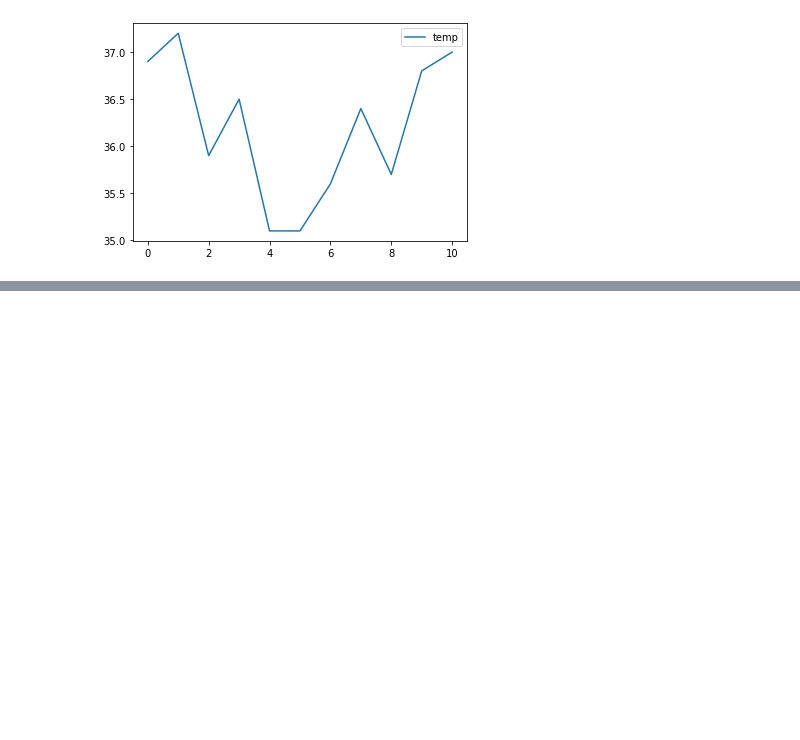
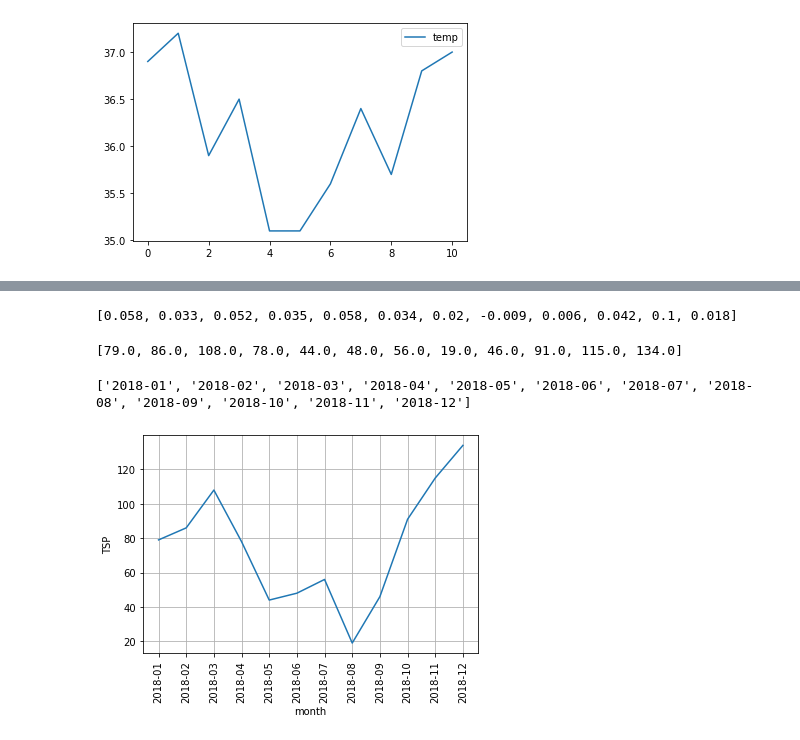
Before and after one commit to maloyang/KH20220820_Python_ML_DL, a Jupyter notebook: W03/W03_3_pandas_3.ipynb, the cells around one changed output, grey strips where cells are left out. Drawn from its saved outputs; the diff is of its cells as text; code cells hidden in the pictures; blank space fills up the shorter version.

```diff
--- a/W03/W03_3_pandas_3.ipynb
+++ b/W03/W03_3_pandas_3.ipynb
@@ -214,3 +214,7 @@ df.plot()
 # %% [output]
 <AxesSubplot:>
 [figure]
+# %%
+my_db = create_engine(mysql_db_url)
+
+table_name = 'malo_khtsp_0903_02'
@@ -216,0 +240,5 @@ df.plot()
+# %%
+sid = '仁武國中'
+sql_cmd_str = "select * from %s where sid='%s'" %(table_name, sid)
+
+df = pd.read_sql_query(sql_cmd_str, my_db)
@@ -216,0 +261,15 @@ df.plot()
+# %%
+lead_list = list(df['lead'])
+print(lead_list)
+# %% [output]
+[0.058, 0.033, 0.052, 0.035, 0.058, 0.034, 0.02, -0.009, 0.006, 0.042, 0.1, 0.018]
+# %%
+tsp_list = list(df['tsp'])
+print(tsp_list)
+# %% [output]
+[79.0, 86.0, 108.0, 78.0, 44.0, 48.0, 56.0, 19.0, 46.0, 91.0, 115.0, 134.0]
+# %%
+dtime_list = df['dtime'].tolist()
+print(dtime_list)
+# %% [output]
+['2018-01', '2018-02', '2018-03', '2018-04', '2018-05', '2018-06', '2018-07', '2018-08', '2018-09', '2018-10', '2018-11', '2018-12']
@@ -216,0 +278,8 @@ df.plot()
+# %%
+plt.plot(dtime_list, tsp_list)
+plt.xlabel('month')
+plt.ylabel('TSP')
+plt.xticks(dtime_list, rotation=90)
+plt.grid()
+# %% [output]
+[figure, added]
```
Also changed, not shown: parts of 5 cells of this notebook, 2 other files.
